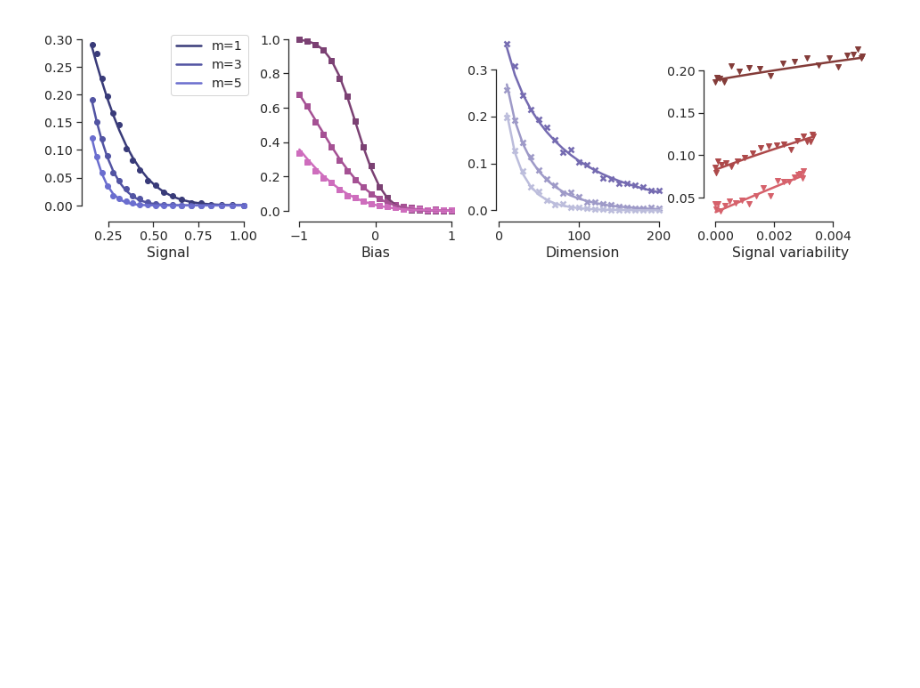
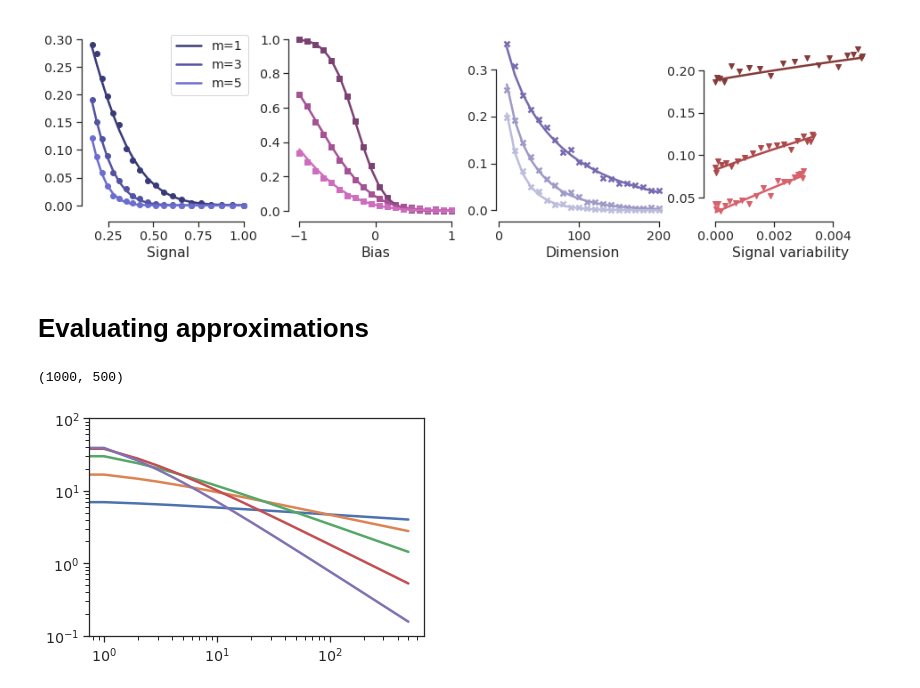
Before and after one commit to bsorsch/geometry-fewshot-learning, a Jupyter notebook: Synthetic experiments.ipynb, the cells around one changed output. Cells and saved outputs as stored; diff of their text form; code cells hidden in the pictures; blank space fills up the shorter version.

```diff
--- a/Synthetic experiments.ipynb
+++ b/Synthetic experiments.ipynb
@@ -310,3 +310,32 @@ plt.savefig('images/geometry_components.pdf')
 'c' argument looks like a single numeric RGB or RGBA sequence, which should be avoided as value-mapping will have precedence in case its length matches with 'x' & 'y'.  Please use a 2-D array with a s ...
 'c' argument looks like a single numeric RGB or RGBA sequence, which should be avoided as value-mapping will have precedence in case its length matches with 'x' & 'y'.  Please use a 2-D array with a s ...
 [figure]
+# %% [markdown]
+# Evaluating approximations
+# %%
+Rs = np.load('/mnt/fs2/bsorsch/manifold/embeddings_new/1k_objects/resnet50/Rs.npy')
+# %%
+Rs.shape
+# %% [output]
+(1000, 500)
+# %%
+N = 500
+alphas = np.linspace(0.1,1,5)
+
+Ds = []
+for alpha in alphas:
+    R = 100*np.arange(1,N+1)**(-alpha)
+    R /= np.sqrt(np.sum(R**2))
+    R *= 100
+    plt.plot(R)
+    Ds.append(np.sum(R**2)**2 / np.sum(R**4))
+
+R0 = Rs[0]
+R0 /= np.sqrt(np.sum(R0**2))
+R0 *= 100
+plt.plot(R0)
+plt.xscale('log')
+plt.ylim(1e-1,100)
+plt.yscale('log')
+# %% [output]
+[figure, added]
```
Also changed, not shown: parts of 34 cells of this notebook, 1 other file.
